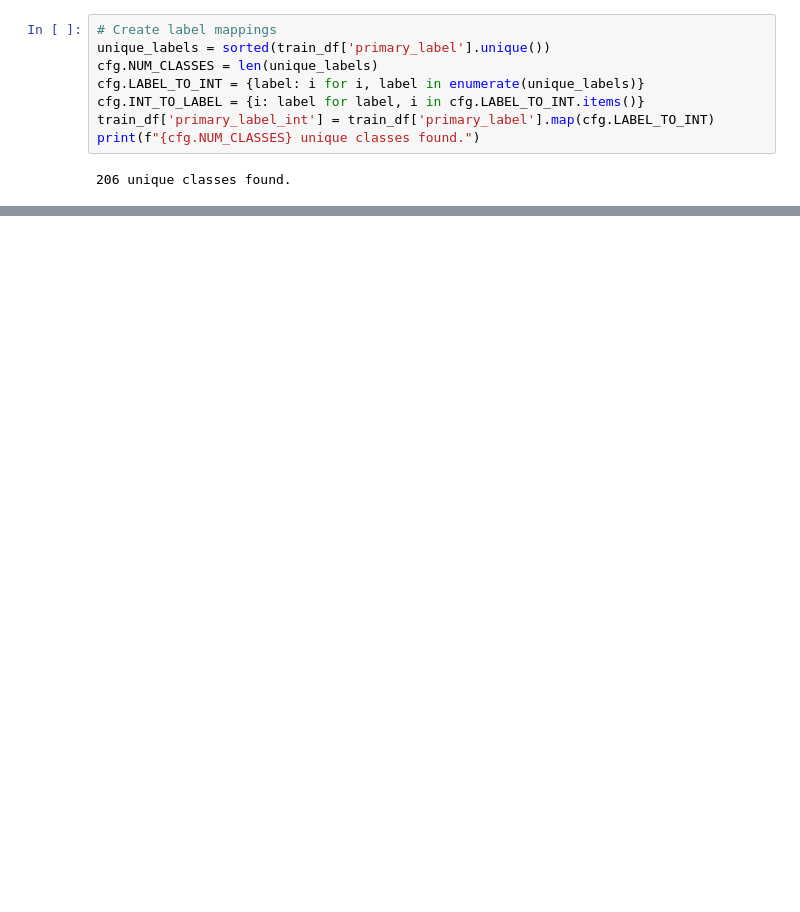
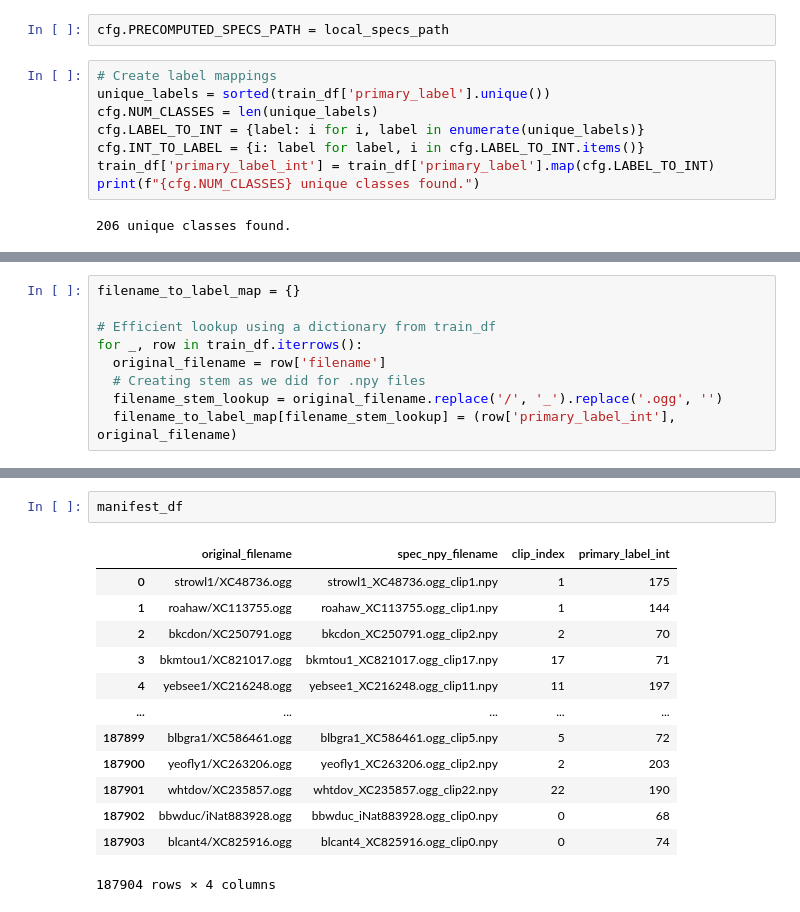
Before and after one commit to bachaudhry/kaggle_birdCLEF_25, a Jupyter notebook: BirdCLEF25_03_Baseline_Precomputed_Data.ipynb, the cells around one changed output, grey strips where cells are left out. Saved outputs shown, nothing was run; the diff lists cells and outputs as text; blank space fills up the shorter version.

Commit message:
debug manifest and parsing logic for .npy files

```diff
--- a/BirdCLEF25_03_Baseline_Precomputed_Data.ipynb
+++ b/BirdCLEF25_03_Baseline_Precomputed_Data.ipynb
@@ -174,3 +206,5 @@ Found 187904 precomputed .npy files.
+# %%
+cfg.PRECOMPUTED_SPECS_PATH = local_specs_path
 # %%
 # Create label mappings
 unique_labels = sorted(train_df['primary_label'].unique())
@@ -183,0 +224,9 @@ print(f"{cfg.NUM_CLASSES} unique classes found.")
+# %%
+filename_to_label_map = {}
+
+# Efficient lookup using a dictionary from train_df
+for _, row in train_df.iterrows():
+  original_filename = row['filename']
+  # Creating stem as we did for .npy files
+  filename_stem_lookup = original_filename.replace('/', '_').replace('.ogg', '')
+  filename_to_label_map[filename_stem_lookup] = (row['primary_label_int'], original_filename)
@@ -183,0 +430,16 @@ print(f"{cfg.NUM_CLASSES} unique classes found.")
+# %%
+manifest_df
+# %% [output]
+|  | original_filename | spec_npy_filename | clip_index | primary_label_int |
+| 0 | strowl1/XC48736.ogg | strowl1_XC48736.ogg_clip1.npy | 1 | 175 |
+| 1 | roahaw/XC113755.ogg | roahaw_XC113755.ogg_clip1.npy | 1 | 144 |
+| 2 | bkcdon/XC250791.ogg | bkcdon_XC250791.ogg_clip2.npy | 2 | 70 |
+| 3 | bkmtou1/XC821017.ogg | bkmtou1_XC821017.ogg_clip17.npy | 17 | 71 |
+| 4 | yebsee1/XC216248.ogg | yebsee1_XC216248.ogg_clip11.npy | 11 | 197 |
+| ... | ... | ... | ... | ... |
+| 187899 | blbgra1/XC586461.ogg | blbgra1_XC586461.ogg_clip5.npy | 5 | 72 |
+| 187900 | yeofly1/XC263206.ogg | yeofly1_XC263206.ogg_clip2.npy | 2 | 203 |
+| 187901 | whtdov/XC235857.ogg | whtdov_XC235857.ogg_clip22.npy | 22 | 190 |
+| 187902 | bbwduc/iNat883928.ogg | bbwduc_iNat883928.ogg_clip0.npy | 0 | 68 |
+| 187903 | blcant4/XC825916.ogg | blcant4_XC825916.ogg_clip0.npy | 0 | 74 |
+187904 rows × 4 columns
```
Also changed, not shown: parts of 10 cells of this notebook.
